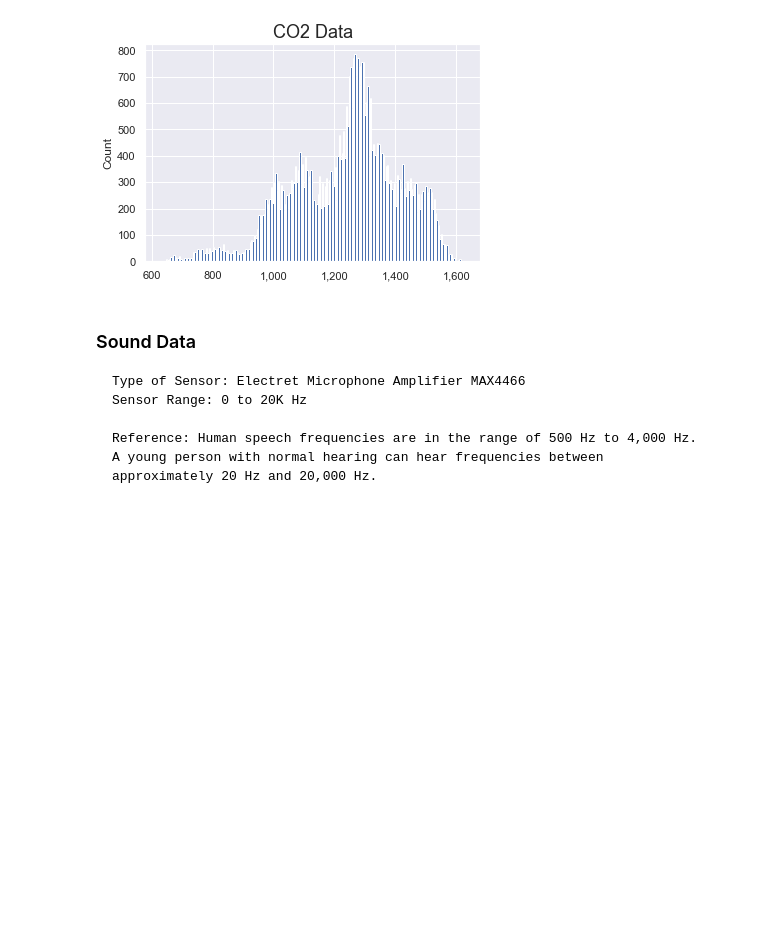
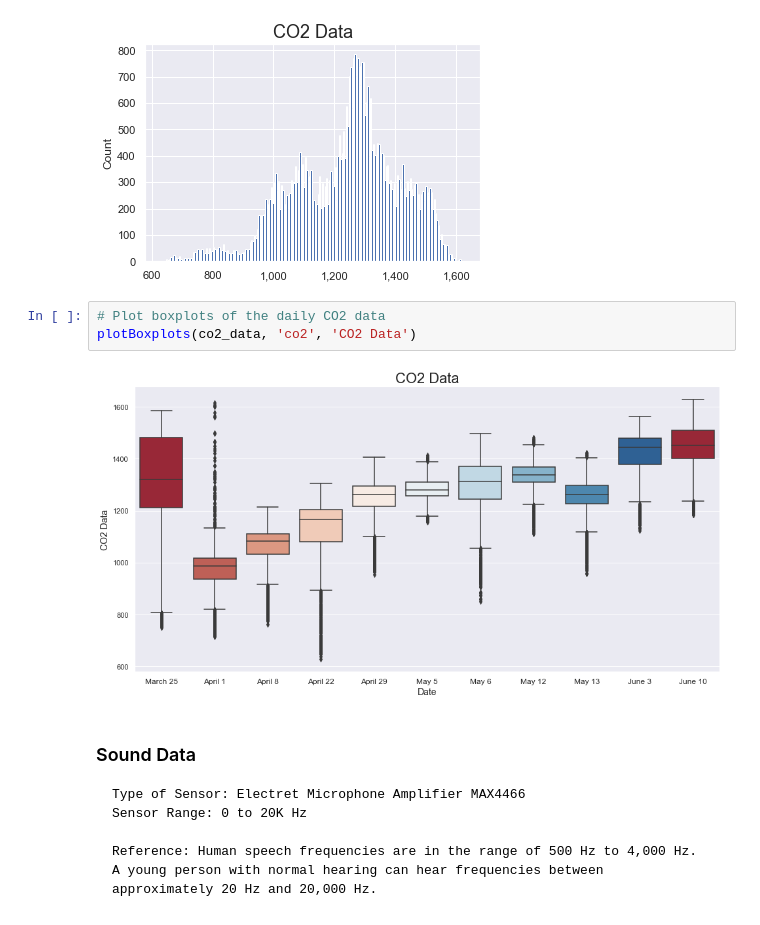
Before and after one commit to Kautumn06/classroom-occupancy, a Jupyter notebook: notebooks/DataWrangling.ipynb, the cells around one changed output. Cells and saved outputs as stored; diff of their text form; blank space fills up the shorter version.

```diff
--- a/notebooks/DataWrangling.ipynb
+++ b/notebooks/DataWrangling.ipynb
@@ -316,6 +398,11 @@ co2_data = co2_data[co2_data['co2'] <= 1628]
 plotHistogram(co2_data, 'co2', 'CO2 Data')
 # %% [output]
 [figure]
+# %%
+# Plot boxplots of the daily CO2 data
+plotBoxplots(co2_data, 'co2', 'CO2 Data')
+# %% [output]
+[figure, added]
 # %% [markdown]
 ### Sound Data
 
```
Also changed, not shown: parts of 12 cells of this notebook.
